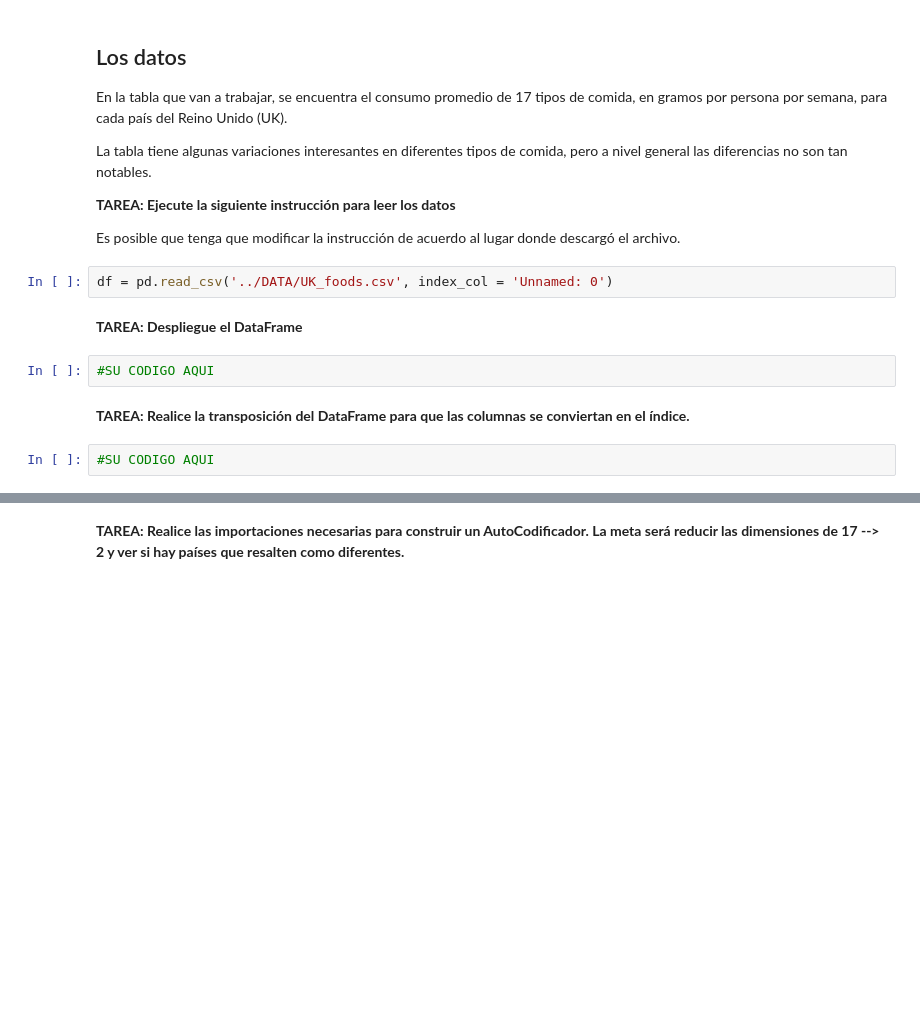
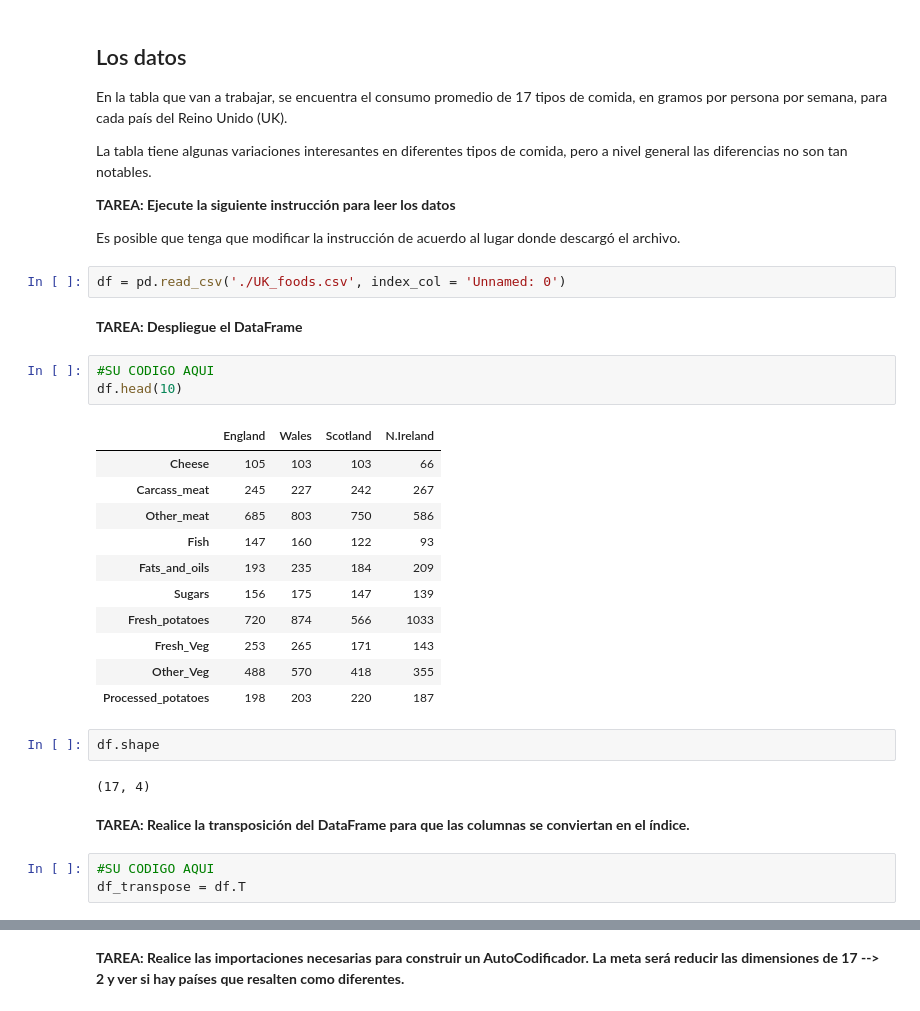
Before and after one commit to raulangelj/Laboratorio-6-Data-Science, a Jupyter notebook: Lab_Autocodificadores.ipynb, the cells around one changed output, grey strips where cells are left out. Drawn from its saved outputs; the diff is of its cells as text; blank space fills up the shorter version.

```diff
--- a/Lab_Autocodificadores.ipynb
+++ b/Lab_Autocodificadores.ipynb
@@ -19,12 +22,30 @@ La tabla tiene algunas variaciones interesantes en diferentes tipos de comida, p
 
 Es posible que tenga que modificar la instrucción de acuerdo al lugar donde descargó el archivo.
 # %%
-df = pd.read_csv('../DATA/UK_foods.csv', index_col = 'Unnamed: 0')
+df = pd.read_csv('./UK_foods.csv', index_col = 'Unnamed: 0')
 # %% [markdown]
 **TAREA: Despliegue el DataFrame**
 # %%
 #SU CODIGO AQUI
+df.head(10)
+# %% [output]
+|  | England | Wales | Scotland | N.Ireland |
+| Cheese | 105 | 103 | 103 | 66 |
+| Carcass_meat | 245 | 227 | 242 | 267 |
+| Other_meat | 685 | 803 | 750 | 586 |
+| Fish | 147 | 160 | 122 | 93 |
+| Fats_and_oils | 193 | 235 | 184 | 209 |
+| Sugars | 156 | 175 | 147 | 139 |
+| Fresh_potatoes | 720 | 874 | 566 | 1033 |
+| Fresh_Veg | 253 | 265 | 171 | 143 |
+| Other_Veg | 488 | 570 | 418 | 355 |
+| Processed_potatoes | 198 | 203 | 220 | 187 |
+# %%
+df.shape
+# %% [output]
+(17, 4)
 # %% [markdown]
 **TAREA:  Realice la transposición del DataFrame para que las columnas se conviertan en el índice.**
 # %%
 #SU CODIGO AQUI
+df_transpose = df.T
```
Also changed, not shown: parts of 18 cells of this notebook, 1 other file.
